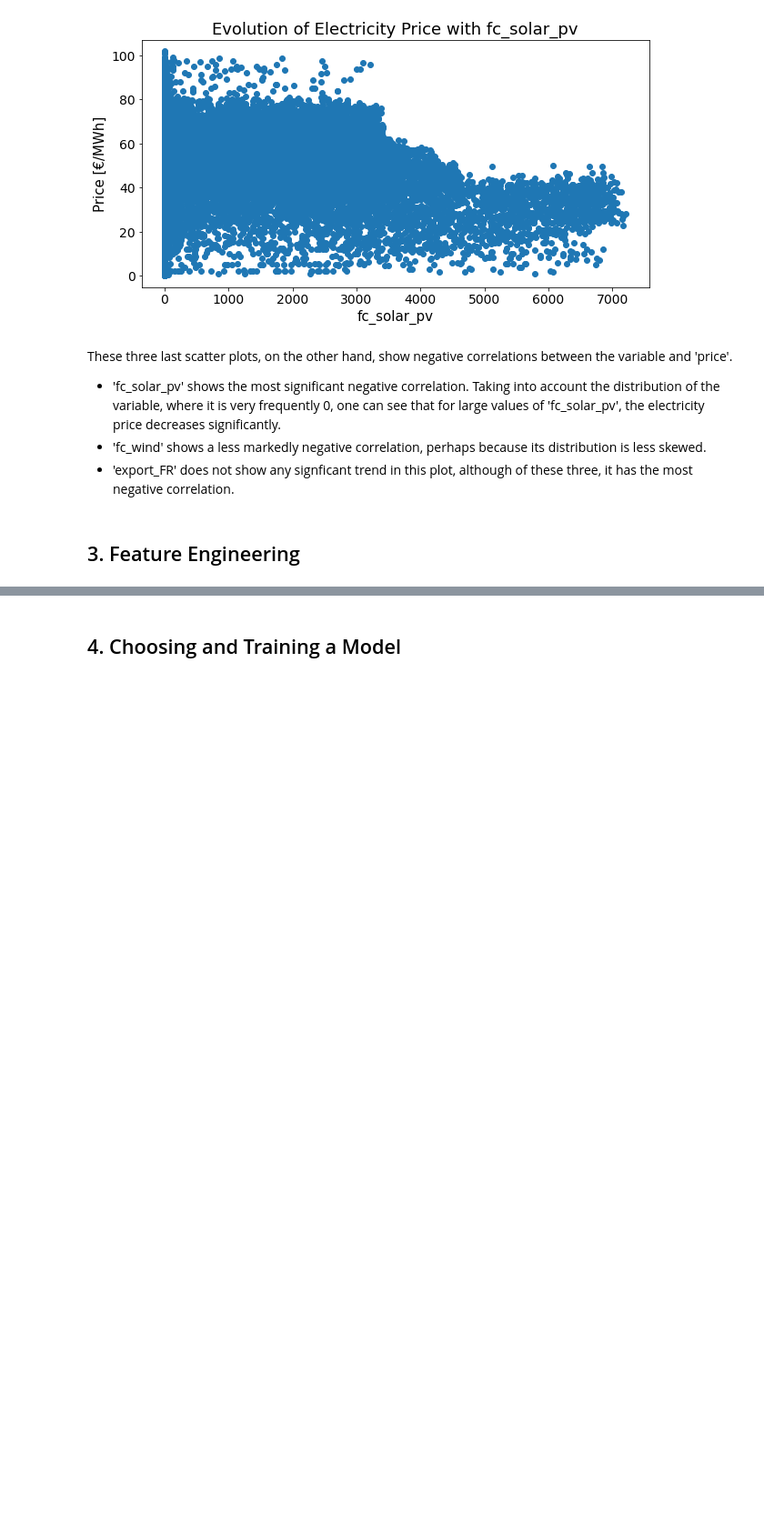
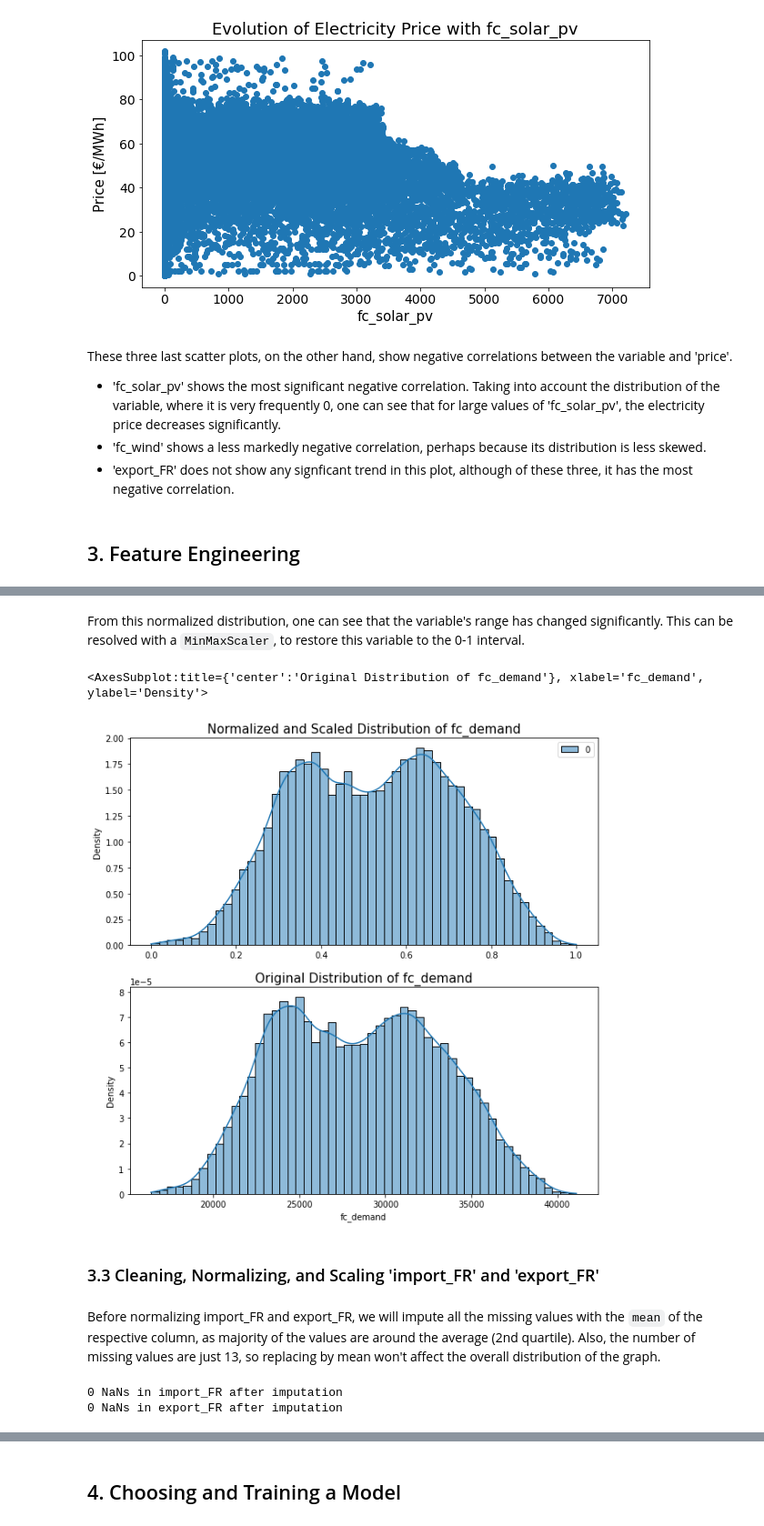
Before and after one commit to altogi/PredictingElectricityPrices, a Jupyter notebook: Predicting Power Prices in Spain - Group 3.ipynb, the cells around one changed output, grey strips where cells are left out. Shown at 91% size. Drawn from its saved outputs; the diff is of its cells as text; code cells hidden in the pictures; blank space fills up the shorter version.

```diff
--- a/Predicting Power Prices in Spain - Group 3.ipynb
+++ b/Predicting Power Prices in Spain - Group 3.ipynb
@@ -293,0 +449,13 @@ Then, see the correlation matrix that results
+# %% [markdown]
+From this normalized distribution, one can see that the variable's range has changed significantly. This can be resolved with a `MinMaxScaler`, to restore this variable to the 0-1 interval.
+# %%
+scaled_fc_demand = MinMaxScaler().fit_transform(normal_fc_demand)
+fig, axs = plt.subplots(figsize=(10, 10), nrows=2)
+axs[0].set_title('Normalized and Scaled Distribution of fc_demand', fontsize=15)
+sns.histplot(scaled_fc_demand, ax=axs[0], kde=True, stat='density')
+
+axs[1].set_title('Original Distribution of fc_demand', fontsize=15)
+sns.histplot(df['fc_demand'], ax=axs[1], kde=True, stat='density')
+# %% [output]
+<AxesSubplot:title={'center':'Original Distribution of fc_demand'}, xlabel='fc_demand', ylabel='Density'>
+[figure, added]
@@ -293,0 +464,13 @@ Then, see the correlation matrix that results
+# %% [markdown]
+### 3.3 Cleaning, Normalizing, and Scaling 'import_FR' and 'export_FR'
+# %% [markdown]
+Before normalizing import_FR and export_FR, we will impute all the missing values with the `mean` of the respective column, as majority of the values are around the average (2nd quartile). Also, the number of missing values are just 13, so replacing by mean won't affect the overall distribution of the graph.
+# %%
+imputed_import = SimpleImputer().fit_transform(df[['import_FR']])
+imputed_export = SimpleImputer().fit_transform(df[['export_FR']])
+
+print(f'{sum(np.isnan(imputed_import))[0]} NaNs in import_FR after imputation')
+print(f'{sum(np.isnan(imputed_export))[0]} NaNs in export_FR after imputation')
+# %% [output]
+0 NaNs in import_FR after imputation
+0 NaNs in export_FR after imputation
```
Also changed, not shown: parts of 145 cells of this notebook.
